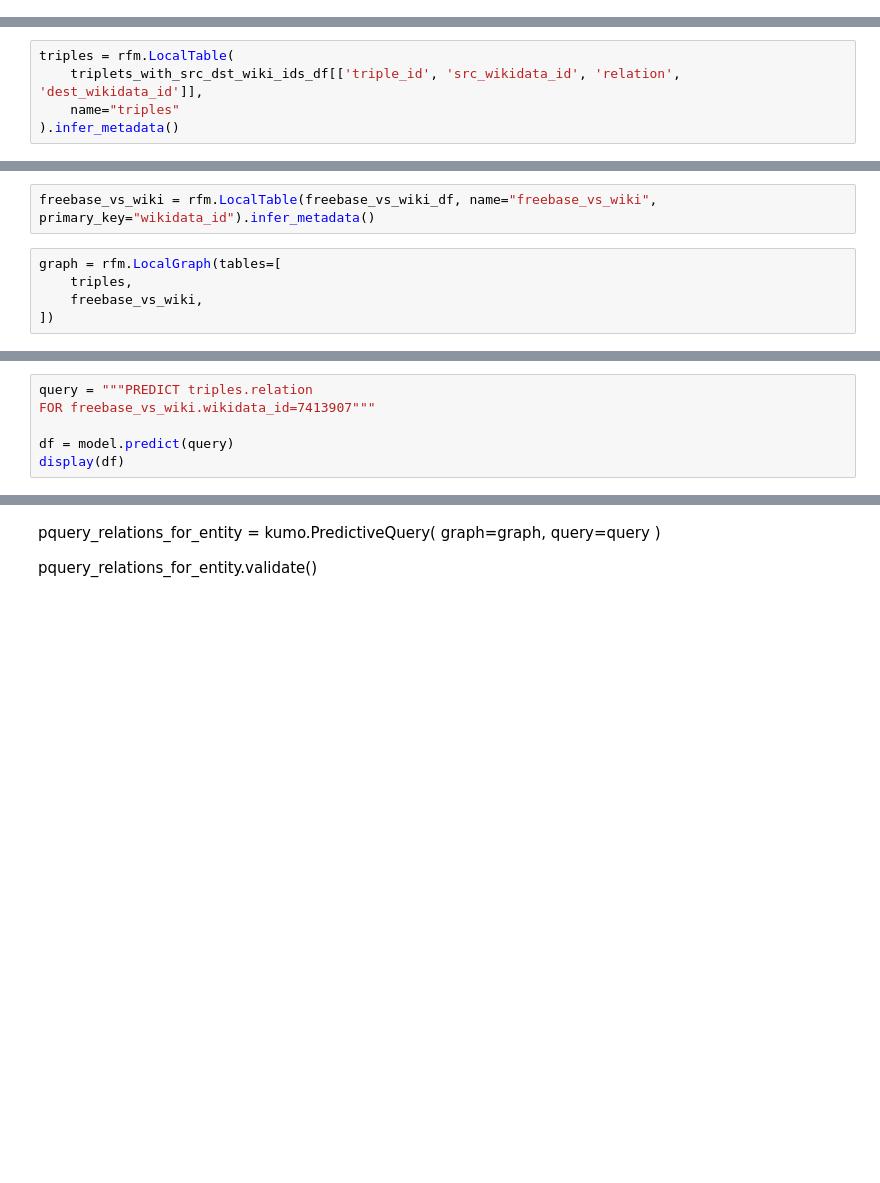
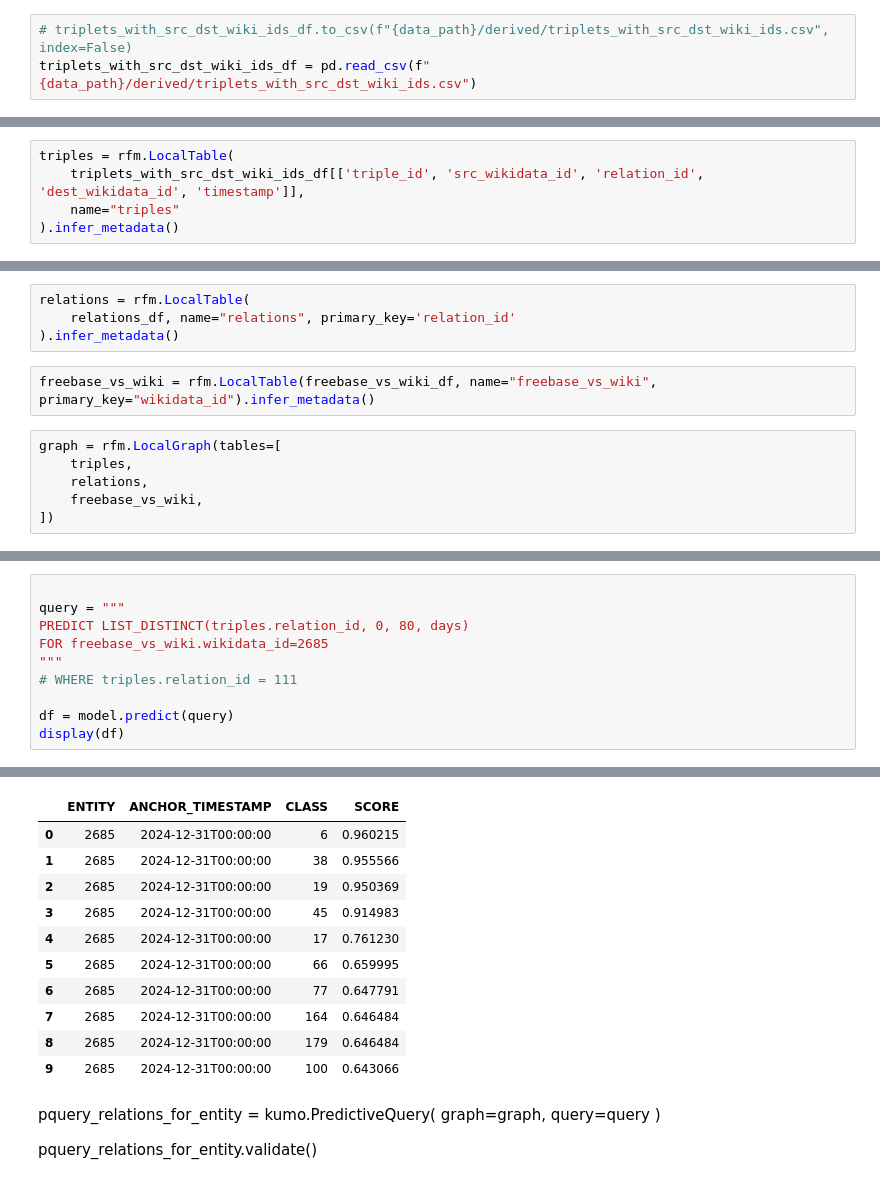
Before and after one commit to vectronaut2/kumoai_hackathon, a Jupyter notebook: notebooks/explore_kg_use_cases.ipynb, the cells around one changed output, grey strips where cells are left out. Saved outputs shown, nothing was run; the diff lists cells and outputs as text; blank space fills up the shorter version.

```diff
--- a/notebooks/explore_kg_use_cases.ipynb
+++ b/notebooks/explore_kg_use_cases.ipynb
@@ -132,3 +179,6 @@ triplets_with_src_dst_wiki_ids_df.rename(columns={'wikidata_id_x':'src_wikidata_
+# %%
+# triplets_with_src_dst_wiki_ids_df.to_csv(f"{data_path}/derived/triplets_with_src_dst_wiki_ids.csv", index=False)
+triplets_with_src_dst_wiki_ids_df = pd.read_csv(f"{data_path}/derived/triplets_with_src_dst_wiki_ids.csv")
 # %%
 # All nodes and associated triples for freebase / wiki ?
 import kumoai as kumo
@@ -148,7 +198,7 @@ rfm.init(api_key=KUMO_API_KEY)
 [2025-08-17 19:35:49 - kumoai:196 - INFO] Successfully initialized the Kumo SDK against deployment https://kumorfm.ai/api, with log level INFO.
 # %%
 triples = rfm.LocalTable(
-    triplets_with_src_dst_wiki_ids_df[['triple_id', 'src_wikidata_id', 'relation', 'dest_wikidata_id']],
+    triplets_with_src_dst_wiki_ids_df[['triple_id', 'src_wikidata_id', 'relation_id', 'dest_wikidata_id', 'timestamp']],
     name="triples"
 ).infer_metadata()
 # %% [output]
@@ -156,8 +206,13 @@ Detected primary key 'triple_id' in table 'triples'
+# %%
+relations = rfm.LocalTable(
+    relations_df, name="relations", primary_key='relation_id'
+).infer_metadata()
 # %%
 freebase_vs_wiki = rfm.LocalTable(freebase_vs_wiki_df, name="freebase_vs_wiki", primary_key="wikidata_id").infer_metadata()
 # %%
 graph = rfm.LocalGraph(tables=[
     triples,
+    relations,
     freebase_vs_wiki,
 ])
 # %%
@@ -207,6 +283,10 @@ kumo.init(api_key=KUMO_API_KEY)
 # %%
-query = """PREDICT triples.relation
-FOR freebase_vs_wiki.wikidata_id=7413907"""
+
+query = """
+PREDICT LIST_DISTINCT(triples.relation_id, 0, 80, days)
+FOR freebase_vs_wiki.wikidata_id=2685
+"""
+# WHERE triples.relation_id = 111
 
 df = model.predict(query)
 display(df)
@@ -218,3 +300,14 @@ Couldn't pick a unique triples.relation for each freebase_vs_wiki. row 1, column
+|  | ENTITY | ANCHOR_TIMESTAMP | CLASS | SCORE |
+| 0 | 2685 | 2024-12-31T00:00:00 | 6 | 0.960215 |
+| 1 | 2685 | 2024-12-31T00:00:00 | 38 | 0.955566 |
+| 2 | 2685 | 2024-12-31T00:00:00 | 19 | 0.950369 |
+| 3 | 2685 | 2024-12-31T00:00:00 | 45 | 0.914983 |
+| 4 | 2685 | 2024-12-31T00:00:00 | 17 | 0.761230 |
+| 5 | 2685 | 2024-12-31T00:00:00 | 66 | 0.659995 |
+| 6 | 2685 | 2024-12-31T00:00:00 | 77 | 0.647791 |
+| 7 | 2685 | 2024-12-31T00:00:00 | 164 | 0.646484 |
+| 8 | 2685 | 2024-12-31T00:00:00 | 179 | 0.646484 |
+| 9 | 2685 | 2024-12-31T00:00:00 | 100 | 0.643066 |
 # %% [markdown]
 pquery_relations_for_entity = kumo.PredictiveQuery(
 	graph=graph,
```
Also changed, not shown: parts of 33 cells of this notebook, 3 other files.
